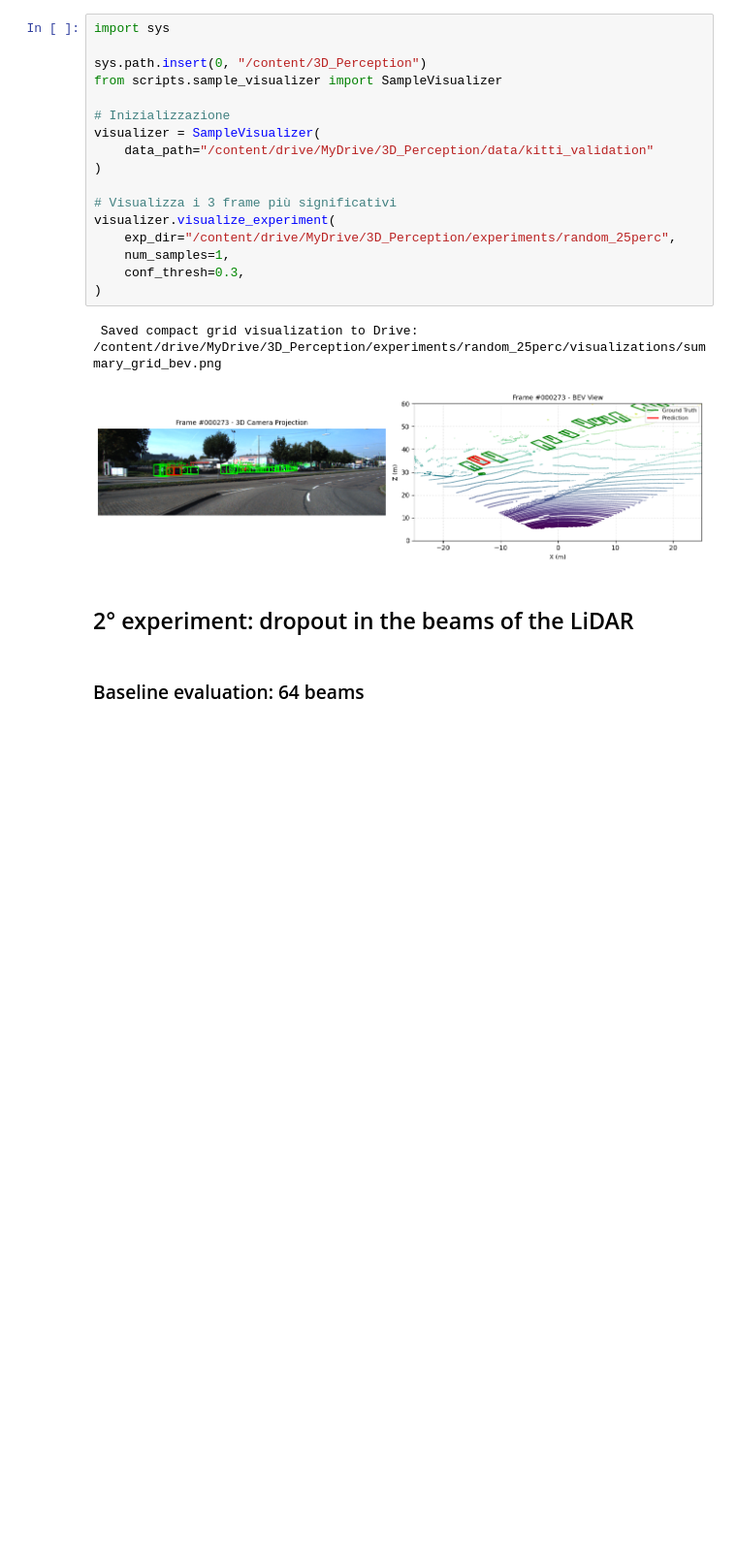
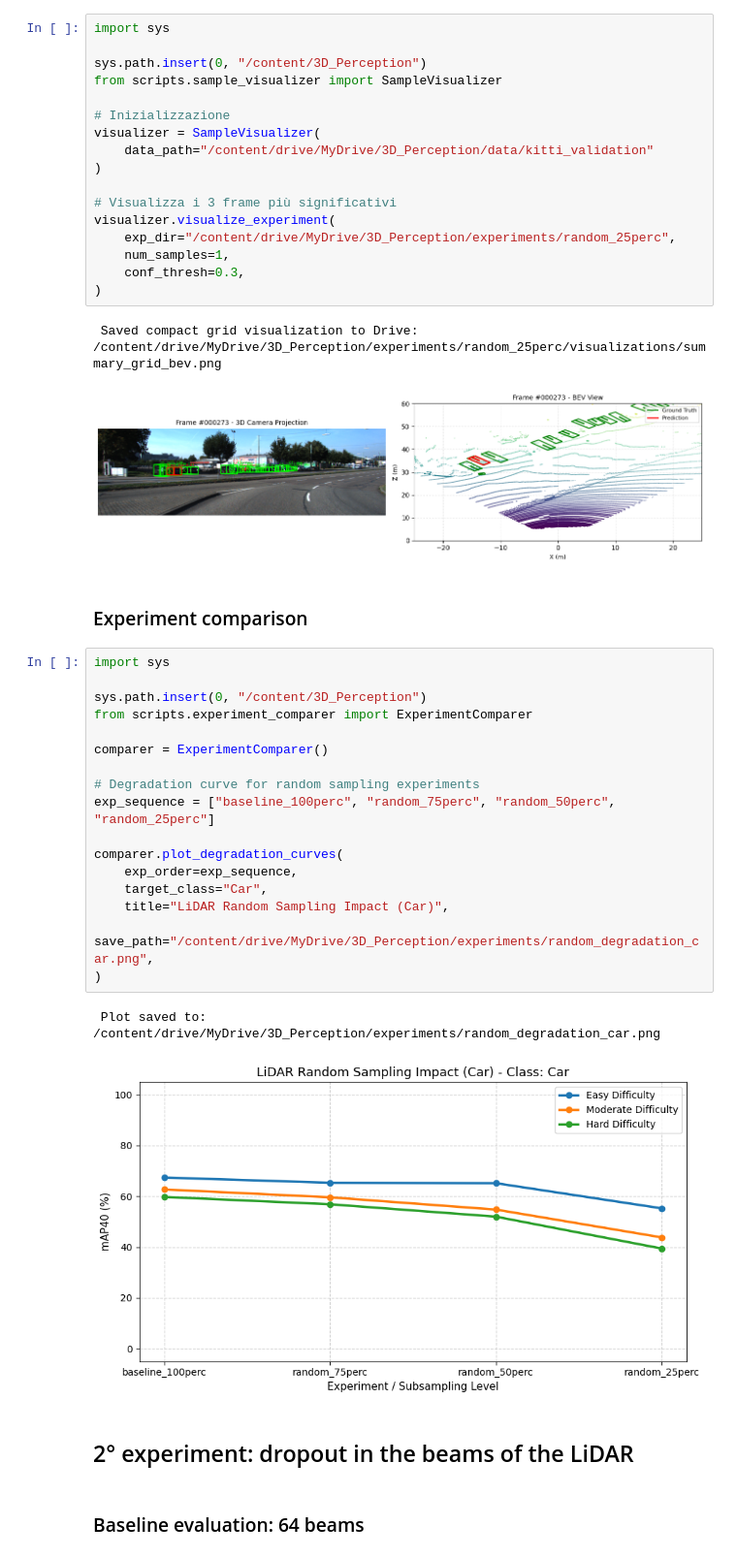
Before and after one commit to giacomosalvatori03/3D_Perception, a Jupyter notebook: notebooks/01_lidar_degradation.ipynb, the cells around one changed output. Shown at 97% size. Cells and saved outputs as stored; diff of their text form; blank space fills up the shorter version.

Commit message:
Added the comparer for the experiments

```diff
--- a/notebooks/01_lidar_degradation.ipynb
+++ b/notebooks/01_lidar_degradation.ipynb
@@ -331,6 +329,28 @@ visualizer.visualize_experiment(
 # %% [output]
  Saved compact grid visualization to Drive: /content/drive/MyDrive/3D_Perception/experiments/random_25perc/visualizations/summary_grid_bev.png
 [figure]
+# %% [markdown]
+### Experiment comparison
+# %%
+import sys
+
+sys.path.insert(0, "/content/3D_Perception")
+from scripts.experiment_comparer import ExperimentComparer
+
+comparer = ExperimentComparer()
+
+# Degradation curve for random sampling experiments
+exp_sequence = ["baseline_100perc", "random_75perc", "random_50perc", "random_25perc"]
+
+comparer.plot_degradation_curves(
+    exp_order=exp_sequence,
+    target_class="Car",
+    title="LiDAR Random Sampling Impact (Car)",
+    save_path="/content/drive/MyDrive/3D_Perception/experiments/random_degradation_car.png",
+)
+# %% [output]
+ Plot saved to: /content/drive/MyDrive/3D_Perception/experiments/random_degradation_car.png
+[figure, added]
 # %% [markdown]
 ## 2° experiment: dropout in the beams of the LiDAR
 # %% [markdown]
```
Also changed, not shown: parts of 2 cells of this notebook, 5 other files.
